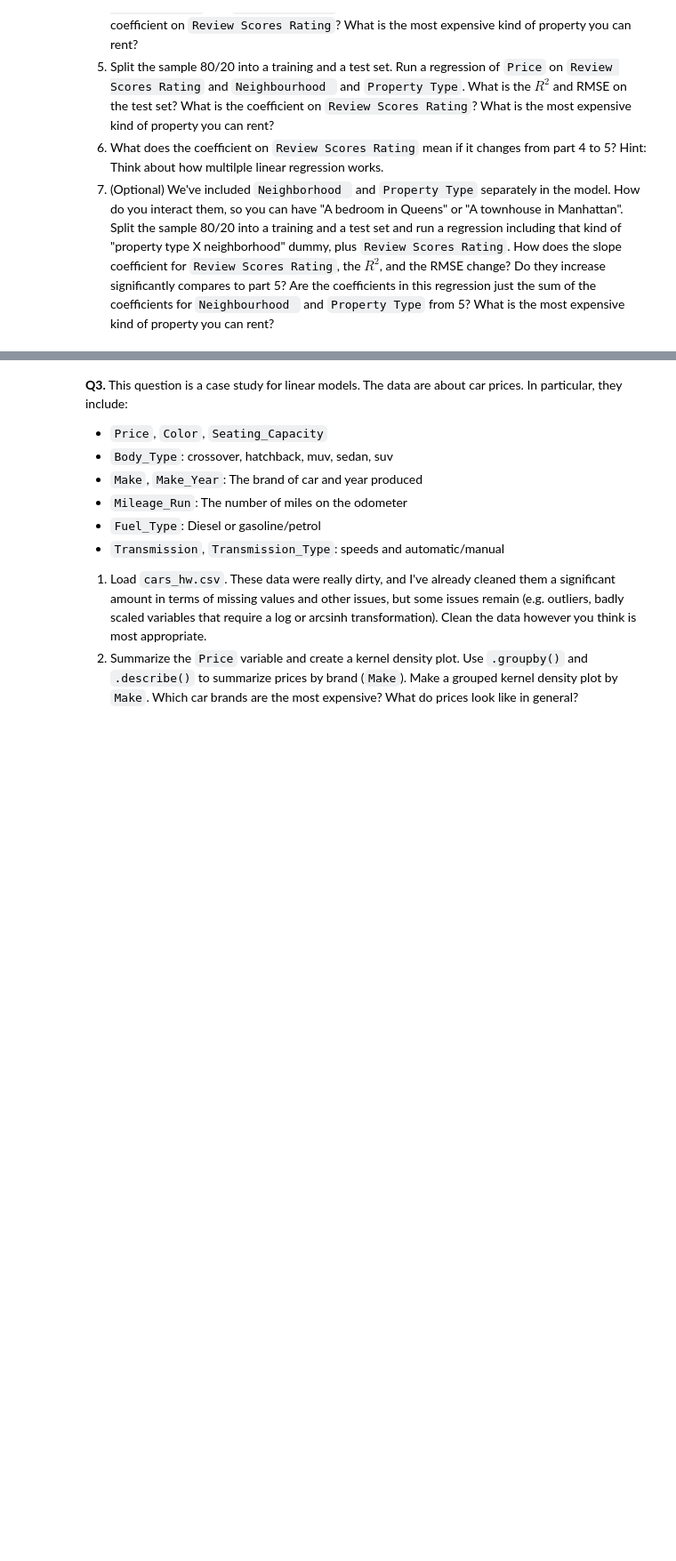
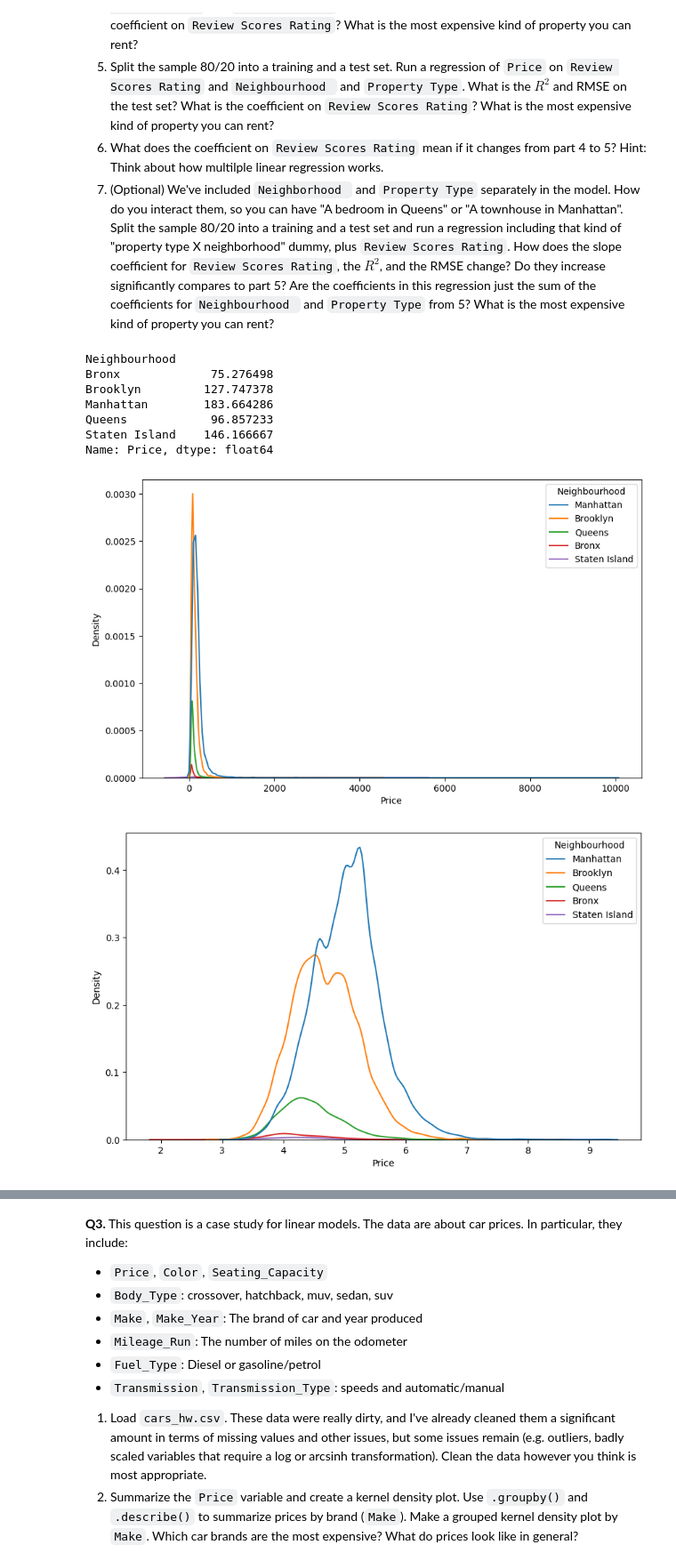
Before and after one commit to conorgibbons147/linearModels, a Jupyter notebook: assignment/assignment.ipynb, the cells around one changed output, grey strips where cells are left out. Shown at 89% size. Drawn from its saved outputs; the diff is of its cells as text; code cells hidden in the pictures; blank space fills up the shorter version.

Commit message:
Saving changes to assignment

```diff
--- a/assignment/assignment.ipynb
+++ b/assignment/assignment.ipynb
@@ -54,0 +60,27 @@ Resolving deltas: 100% (8/8), done.
+# %%
+data = pd.read_csv('linearModels/assignment/data/Q1_clean.csv')
+df = pd.DataFrame(data)
+df.head()
+df.columns
+df.rename(columns={'Neighbourhood ': 'Neighbourhood'}, inplace=True)
+# %%
+# 1
+print(df.groupby('Neighbourhood')['Price'].mean())
+
+plt.figure(figsize=(10,6))
+sns.kdeplot(data=df, x='Price', hue='Neighbourhood')
+plt.show()
+
+plt.figure(figsize=(10,6))
+sns.kdeplot(data=df, x=np.log(df['Price']), hue='Neighbourhood')
+plt.show()
+# %% [output]
+Neighbourhood
+Bronx             75.276498
+Brooklyn         127.747378
+Manhattan        183.664286
+Queens            96.857233
+Staten Island    146.166667
+Name: Price, dtype: float64
+[figure, added]
+[figure, added]
```
Also changed, not shown: parts of 13 cells of this notebook.
